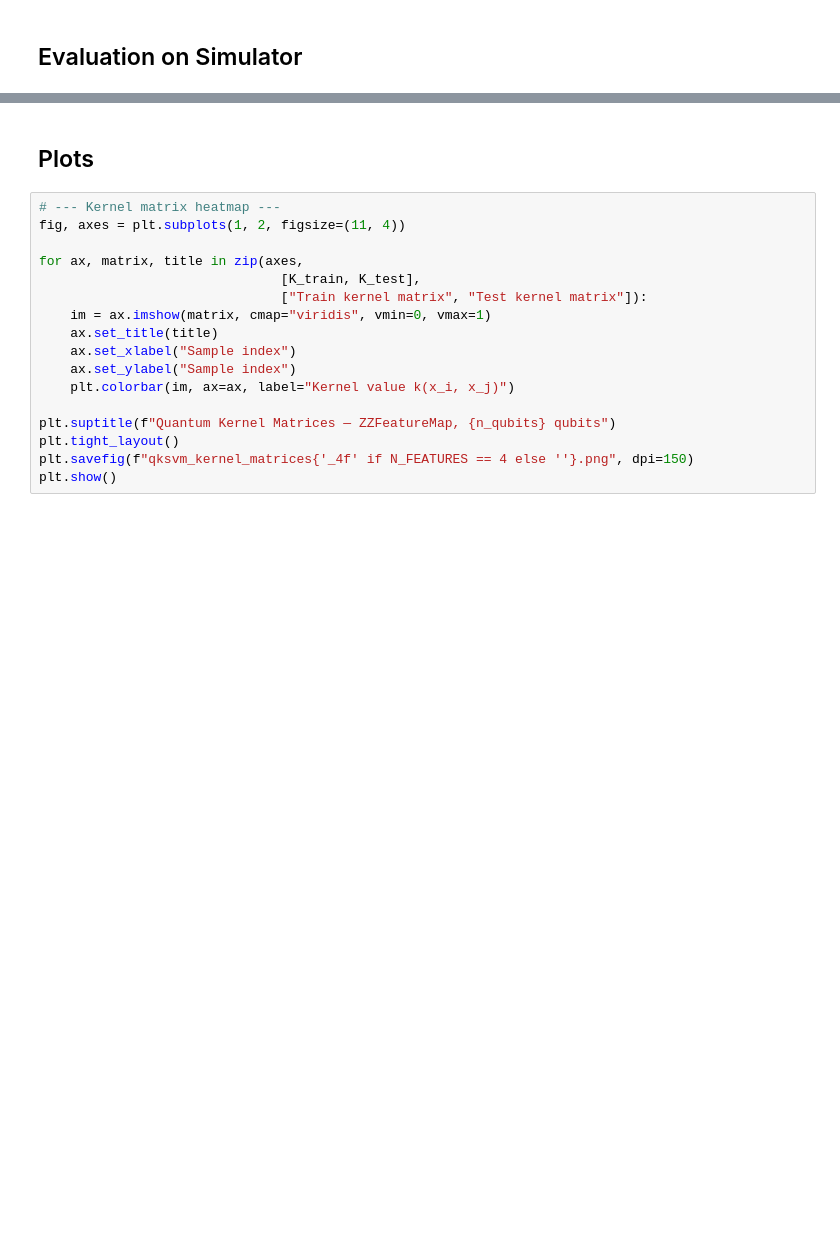
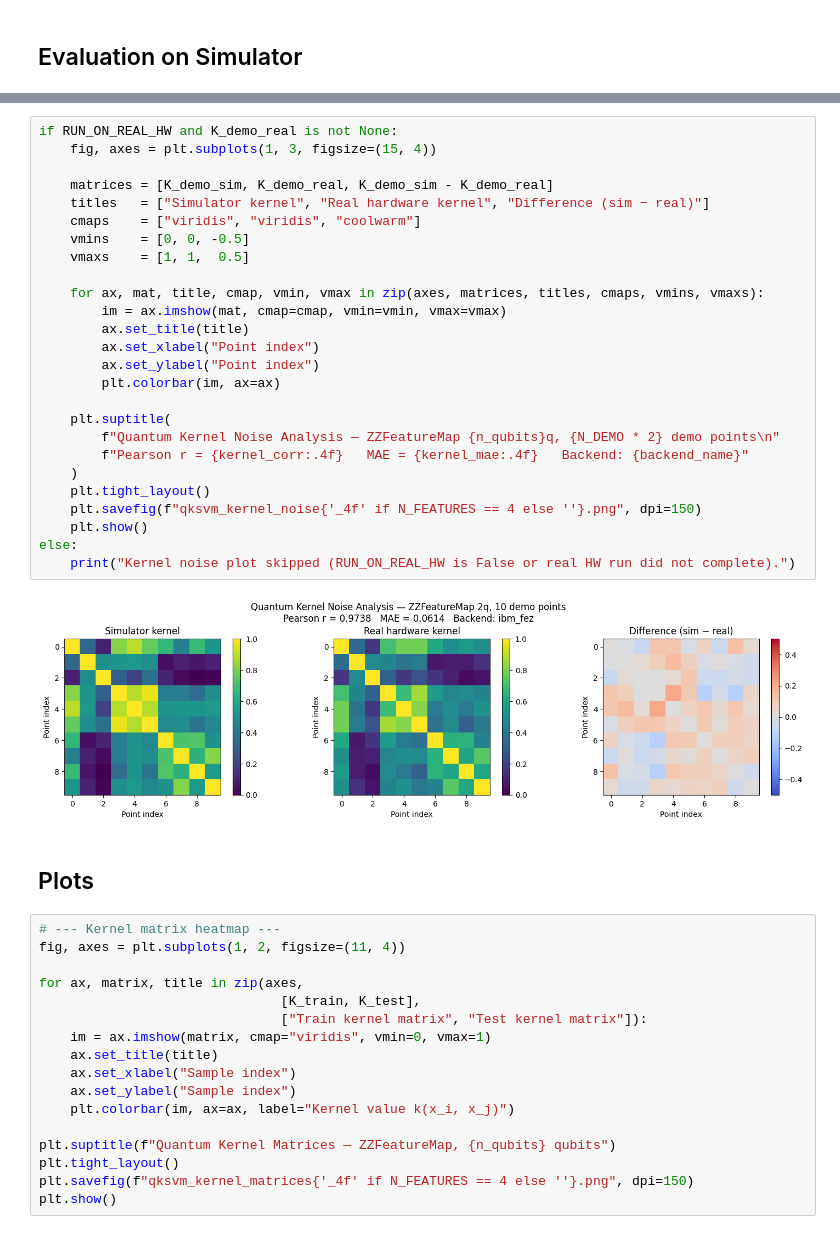
Before and after one commit to peri21/CC-QC-Comparison, a Jupyter notebook: ai/kernel_classification/quantum/qksvm.ipynb, the cells around one changed output, grey strips where cells are left out. Cells and saved outputs as stored; diff of their text form; blank space fills up the shorter version.

Commit message:
kernel_classification on RH

```diff
--- a/ai/kernel_classification/quantum/qksvm.ipynb
+++ b/ai/kernel_classification/quantum/qksvm.ipynb
@@ -271,3 +306,31 @@ KeyboardInterrupt:
+# %%
+if RUN_ON_REAL_HW and K_demo_real is not None:
+    fig, axes = plt.subplots(1, 3, figsize=(15, 4))
+
+    matrices = [K_demo_sim, K_demo_real, K_demo_sim - K_demo_real]
+    titles   = ["Simulator kernel", "Real hardware kernel", "Difference (sim − real)"]
+    cmaps    = ["viridis", "viridis", "coolwarm"]
+    vmins    = [0, 0, -0.5]
+    vmaxs    = [1, 1,  0.5]
+
+    for ax, mat, title, cmap, vmin, vmax in zip(axes, matrices, titles, cmaps, vmins, vmaxs):
+        im = ax.imshow(mat, cmap=cmap, vmin=vmin, vmax=vmax)
+        ax.set_title(title)
+        ax.set_xlabel("Point index")
+        ax.set_ylabel("Point index")
+        plt.colorbar(im, ax=ax)
+
+    plt.suptitle(
+        f"Quantum Kernel Noise Analysis — ZZFeatureMap {n_qubits}q, {N_DEMO * 2} demo points\n"
+        f"Pearson r = {kernel_corr:.4f}   MAE = {kernel_mae:.4f}   Backend: {backend_name}"
+    )
+    plt.tight_layout()
+    plt.savefig(f"qksvm_kernel_noise{'_4f' if N_FEATURES == 4 else ''}.png", dpi=150)
+    plt.show()
+else:
+    print("Kernel noise plot skipped (RUN_ON_REAL_HW is False or real HW run did not complete).")
+# %% [output]
+[figure, added]
 # %% [markdown]
 ## Plots
 # %%
```
Also changed, not shown: parts of 11 cells of this notebook, 11 other files.
